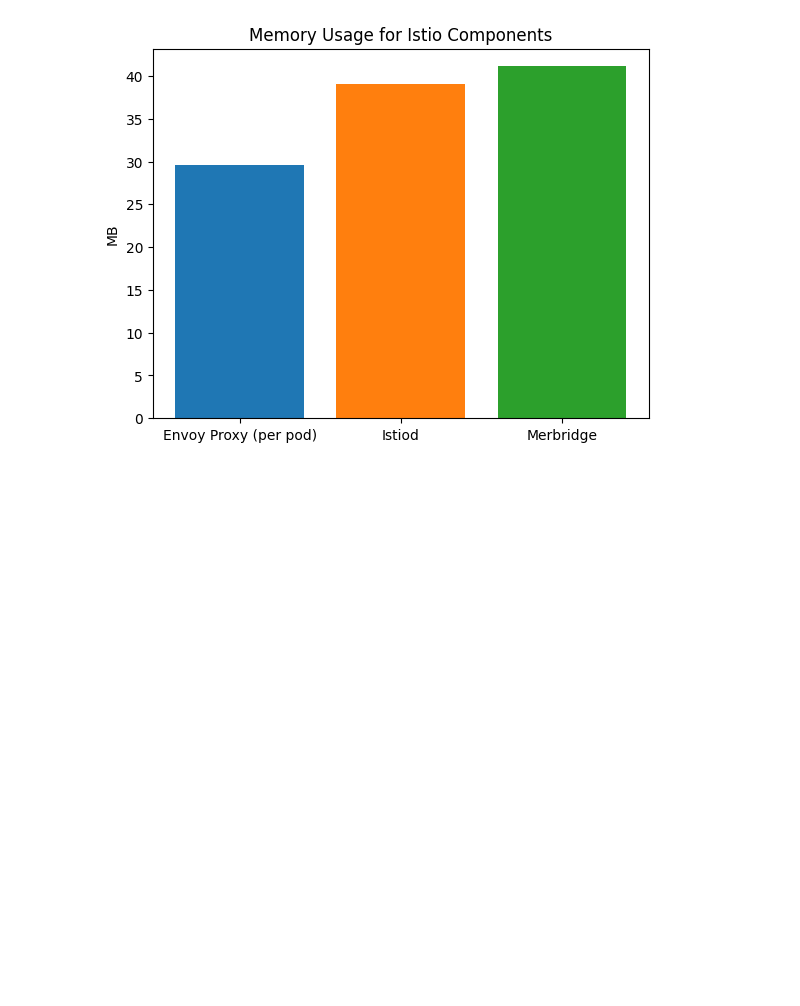
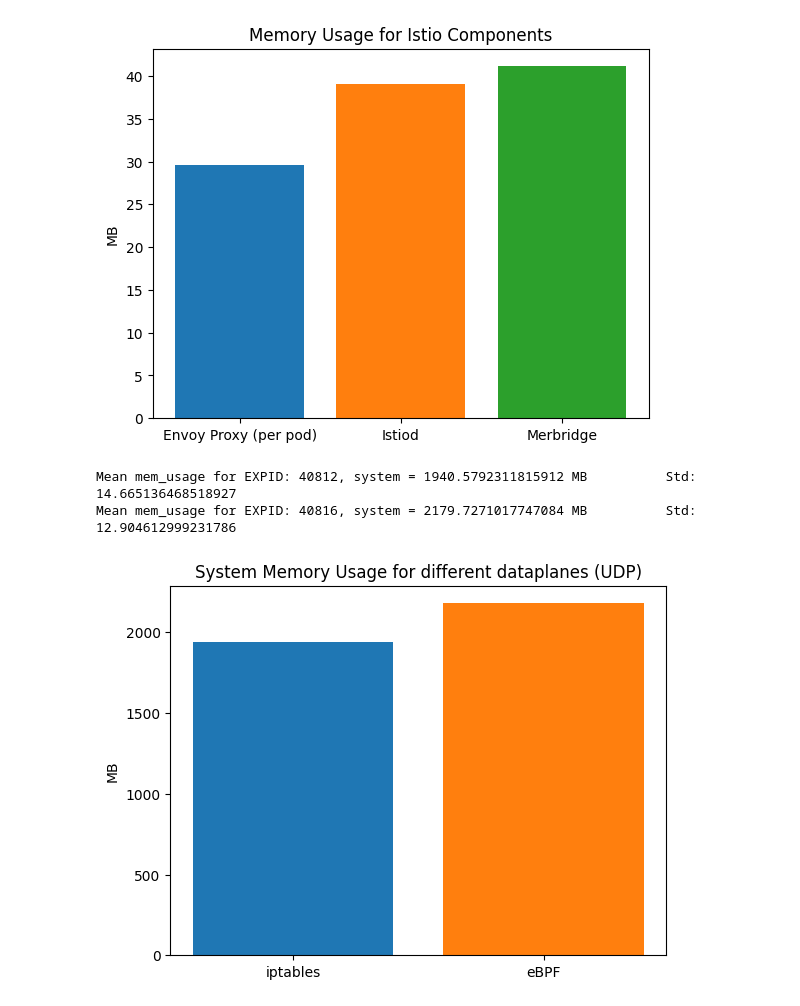
Before and after one commit to EmilZackrisson/thesis, a Jupyter notebook: Analysis/cgroup.ipynb, the cells around one changed output. Drawn from its saved outputs; the diff is of its cells as text; code cells hidden in the pictures; blank space fills up the shorter version.

Commit message:
added system memory bars

```diff
--- a/Analysis/cgroup.ipynb
+++ b/Analysis/cgroup.ipynb
@@ -132,6 +132,19 @@ def get_mean_pod_memory_usage_expid(expid, cgroup_dir_name):
 
     print(f"Mean mem_usage for EXPID: {expid}, {cgroup_dir_name} = {total_mean} MB \t Std: {std}")
     return total_mean
+# %%
+def get_meam_mem_usage_system(expid):
+    mem_usage = []
+    for i in range(1, 4):
+        df = get_cgroup_recording(expid, i, f"system/meminfo.csv")
+        mem_used_kb = df["MemTotal"] - df["MemAvailable"]
+        mem_usage.append(mem_used_kb.mean() / 1024)
+    arr = np.array(mem_usage, dtype=float)
+    total_mean = arr.mean()
+    std = arr.std(ddof=1)
+
+    print(f"Mean mem_usage for EXPID: {expid}, system = {total_mean} MB \t Std: {std}")
+    return total_mean
 # %%
 def plot_bar_cpu_per_req(experimentstocompare, axs, index, filter=None):
     for exp in experimentstocompare:
@@ -327,3 +351,14 @@ Mean mem_usage for EXPID: 40787, istio-proxy = 29.58652862409056 MB      Std: 0.
 Mean mem_usage for EXPID: 40787, discovery = 39.06413905482027 MB        Std: 1.237232629860125
 Mean mem_usage for EXPID: 40787, merbridge = 41.131438983381486 MB       Std: 0.05972395930567612
 [figure]
+# %%
+plt.title("System Memory Usage for different dataplanes (UDP)")
+plt.bar("iptables", get_meam_mem_usage_system("40812"))
+plt.bar("eBPF", get_meam_mem_usage_system("40816"))
+plt.ylabel("MB")
+
+plt.savefig('plots/sys_dataplane_mem_usage_udp.pdf', format='pdf', bbox_inches='tight')
+# %% [output]
+Mean mem_usage for EXPID: 40812, system = 1940.5792311815912 MB          Std: 14.665136468518927
+Mean mem_usage for EXPID: 40816, system = 2179.7271017747084 MB          Std: 12.904612999231786
+[figure, added]
```
Also changed, not shown: parts of 3 cells of this notebook, 13 other files.
